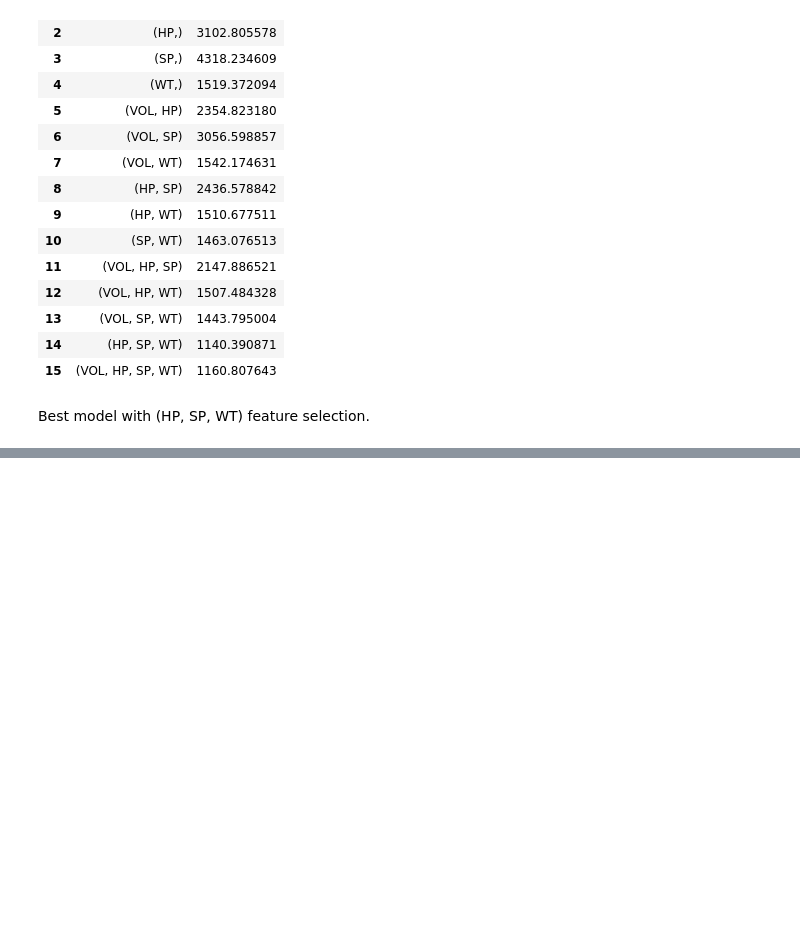
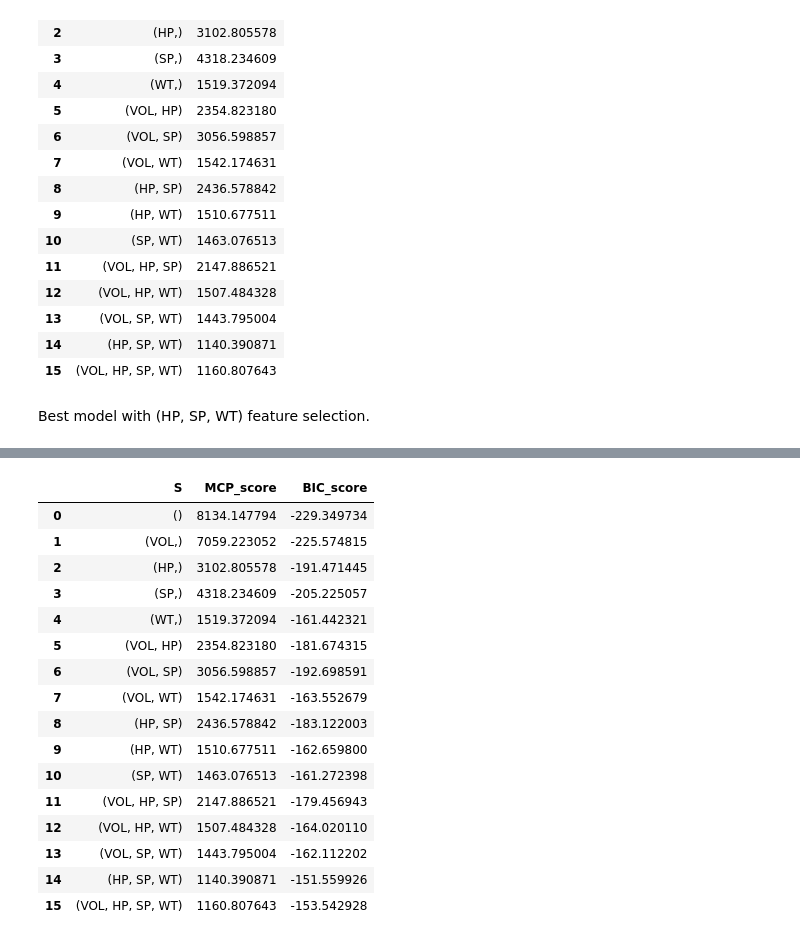
Before and after one commit to petrogass/All-of-Statistics-Exercises, a Jupyter notebook: Chapter_13_Linear_Regression.ipynb, the cells around one changed output, grey strips where cells are left out. Cells and saved outputs as stored; diff of their text form; code cells hidden in the pictures; blank space fills up the shorter version.

```diff
--- a/Chapter_13_Linear_Regression.ipynb
+++ b/Chapter_13_Linear_Regression.ipynb
@@ -329,0 +423,62 @@ HP
+# %%
+def bic(X, Y, S):
+  if len(S) > 0:
+    X = np.column_stack((X[list(S)], np.ones(len(X))))
+  else:
+    X = np.expand_dims(np.ones(len(X)), 1)
+  n, p = X.shape
+  beta = np.linalg.inv(X.T.dot(X)).dot(X.T).dot(Y)
+  Y_pred = X.dot(beta)
+  error = Y_pred - Y
+  training_error = error.T.dot(error)
+  sigma_squared = training_error / (n - p)
+  ll = - n * np.log(np.sqrt(sigma_squared)) - (1 / (2 * sigma_squared)) * training_error
+  return ll - (len(S) / 2) * np.log(n)
+
+def score_bic(S):
+  return bic(X, Y, S)
+# %%
+def mallow_cp(X, Y, S, sigma_2):
+  if len(S) > 0:
+    X = np.column_stack((X[list(S)], np.ones(len(X))))
+  else:
+    X = np.expand_dims(np.ones(len(X)), 1)
+
+  beta = np.linalg.inv(X.T.dot(X)).dot(X.T).dot(Y)
+  Y_pred = X.dot(beta)
+  error = Y_pred - Y
+  training_error = error.T.dot(error)
+  return training_error + 2 * (len(S) + 1) * sigma_2
+
+full_model_res_variance = residuals_variance(X, Y)
+
+def score_mallow_cp(S):
+    return mallow_cp(X, Y, S, full_model_res_variance)
+# %%
+from itertools import chain, combinations
+
+def powerset(lst):
+    return list(chain.from_iterable(combinations(lst, r) for r in range(len(lst)+1)))
+
+results = [(S, score_mallow_cp(S), score_bic(S)) for S in powerset(features)]
+
+results = pd.DataFrame(results, columns = ['S', 'MCP_score', 'BIC_score'])
+results
+# %% [output]
+|  | S | MCP_score | BIC_score |
+| 0 | () | 8134.147794 | -229.349734 |
+| 1 | (VOL,) | 7059.223052 | -225.574815 |
+| 2 | (HP,) | 3102.805578 | -191.471445 |
+| 3 | (SP,) | 4318.234609 | -205.225057 |
+| 4 | (WT,) | 1519.372094 | -161.442321 |
+| 5 | (VOL, HP) | 2354.823180 | -181.674315 |
+| 6 | (VOL, SP) | 3056.598857 | -192.698591 |
+| 7 | (VOL, WT) | 1542.174631 | -163.552679 |
+| 8 | (HP, SP) | 2436.578842 | -183.122003 |
+| 9 | (HP, WT) | 1510.677511 | -162.659800 |
+| 10 | (SP, WT) | 1463.076513 | -161.272398 |
+| 11 | (VOL, HP, SP) | 2147.886521 | -179.456943 |
+| 12 | (VOL, HP, WT) | 1507.484328 | -164.020110 |
+| 13 | (VOL, SP, WT) | 1443.795004 | -162.112202 |
+| 14 | (HP, SP, WT) | 1140.390871 | -151.559926 |
+| 15 | (VOL, HP, SP, WT) | 1160.807643 | -153.542928 |
```
Also changed, not shown: parts of 9 cells of this notebook.
